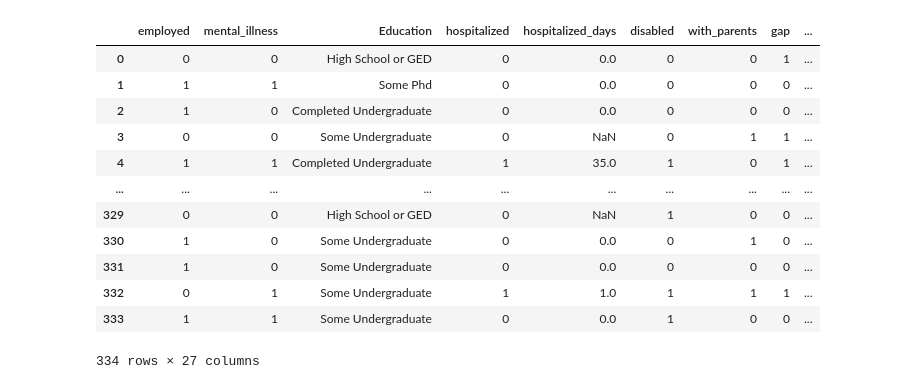
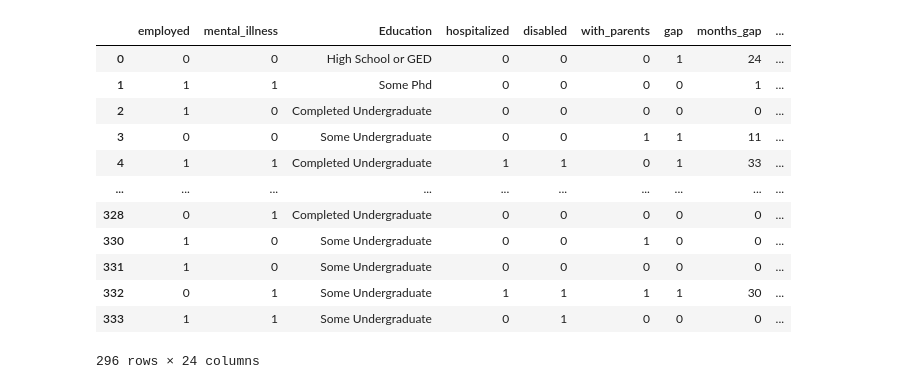
Before and after one commit to jason-hernandez-73/Mental_Health, a Jupyter notebook: read_unemploy.ipynb, the cells around one changed output. Cells and saved outputs as stored; diff of their text form; code cells hidden in the pictures.

```diff
--- a/read_unemploy.ipynb
+++ b/read_unemploy.ipynb
@@ -57,19 +37,22 @@ clean_df
 # %%
 #predict=mental_illness
 #we try to the outstanding variable that has the highest correlation to our prediction
-selected_df=clean_df[["employed","mental_illness","Education","hospitalized","hospitalized_days","disabled","with_parents","gap","months_gap","income_with_social","read","welfare_income","food_stamp","section_8","times_hospitalized","Lack_concentration","Anxiety","Depression","Obsessive_thinking","Mood_swings","Panic_attacks","Compulsive_behavior","Tiredness","Age","Gender","Household_Income","Region"]]
+selected_df=clean_df[["employed","mental_illness","Education","hospitalized","disabled","with_parents","gap","months_gap","income_with_social","read","welfare_income","food_stamp","section_8","Lack_concentration","Anxiety","Depression","Obsessive_thinking","Mood_swings","Panic_attacks","Compulsive_behavior","Tiredness","Age","Gender","Household_Income"]]
 selected_df
+s_df=selected_df.fillna(0)
+s5_df = s_df[s_df.Household_Income != "Prefer not to answer"]
+s5_df
 # %% [output]
-|  | employed | mental_illness | Education | hospitalized | hospitalized_days | disabled | with_parents | gap | ... |
-| 0 | 0 | 0 | High School or GED | 0 | 0.0 | 0 | 0 | 1 | ... |
-| 1 | 1 | 1 | Some Phd | 0 | 0.0 | 0 | 0 | 0 | ... |
-| 2 | 1 | 0 | Completed Undergraduate | 0 | 0.0 | 0 | 0 | 0 | ... |
-| 3 | 0 | 0 | Some Undergraduate | 0 | NaN | 0 | 1 | 1 | ... |
-| 4 | 1 | 1 | Completed Undergraduate | 1 | 35.0 | 1 | 0 | 1 | ... |
+|  | employed | mental_illness | Education | hospitalized | disabled | with_parents | gap | months_gap | ... |
+| 0 | 0 | 0 | High School or GED | 0 | 0 | 0 | 1 | 24 | ... |
+| 1 | 1 | 1 | Some Phd | 0 | 0 | 0 | 0 | 1 | ... |
+| 2 | 1 | 0 | Completed Undergraduate | 0 | 0 | 0 | 0 | 0 | ... |
+| 3 | 0 | 0 | Some Undergraduate | 0 | 0 | 1 | 1 | 11 | ... |
+| 4 | 1 | 1 | Completed Undergraduate | 1 | 1 | 0 | 1 | 33 | ... |
 | ... | ... | ... | ... | ... | ... | ... | ... | ... | ... |
-| 329 | 0 | 0 | High School or GED | 0 | NaN | 1 | 0 | 0 | ... |
-| 330 | 1 | 0 | Some Undergraduate | 0 | 0.0 | 0 | 1 | 0 | ... |
-| 331 | 1 | 0 | Some Undergraduate | 0 | 0.0 | 0 | 0 | 0 | ... |
-| 332 | 0 | 1 | Some Undergraduate | 1 | 1.0 | 1 | 1 | 1 | ... |
-| 333 | 1 | 1 | Some Undergraduate | 0 | 0.0 | 1 | 0 | 0 | ... |
+| 328 | 0 | 1 | Completed Undergraduate | 0 | 0 | 0 | 0 | 0 | ... |
+| 330 | 1 | 0 | Some Undergraduate | 0 | 0 | 1 | 0 | 0 | ... |
+| 331 | 1 | 0 | Some Undergraduate | 0 | 0 | 0 | 0 | 0 | ... |
+| 332 | 0 | 1 | Some Undergraduate | 1 | 1 | 1 | 1 | 30 | ... |
+| 333 | 1 | 1 | Some Undergraduate | 0 | 1 | 0 | 0 | 0 | ... |
-334 rows × 27 columns
+296 rows × 24 columns
```
Also changed, not shown: parts of 16 cells of this notebook.
